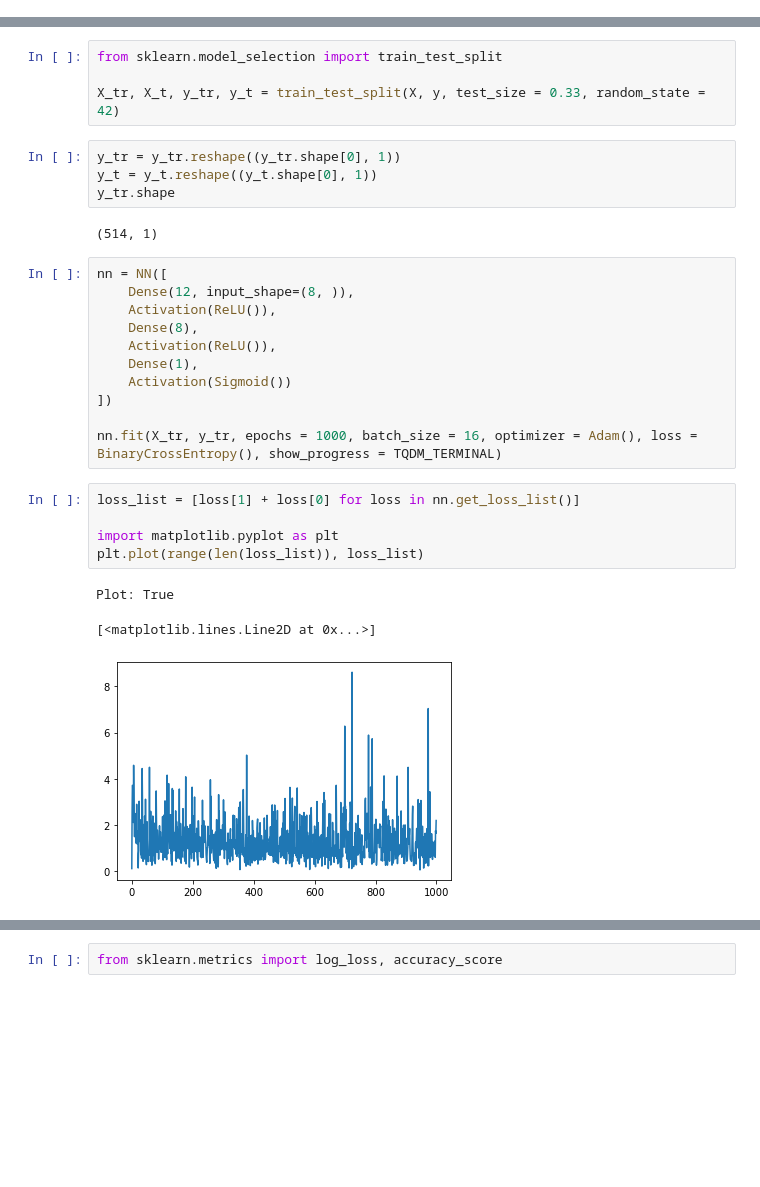
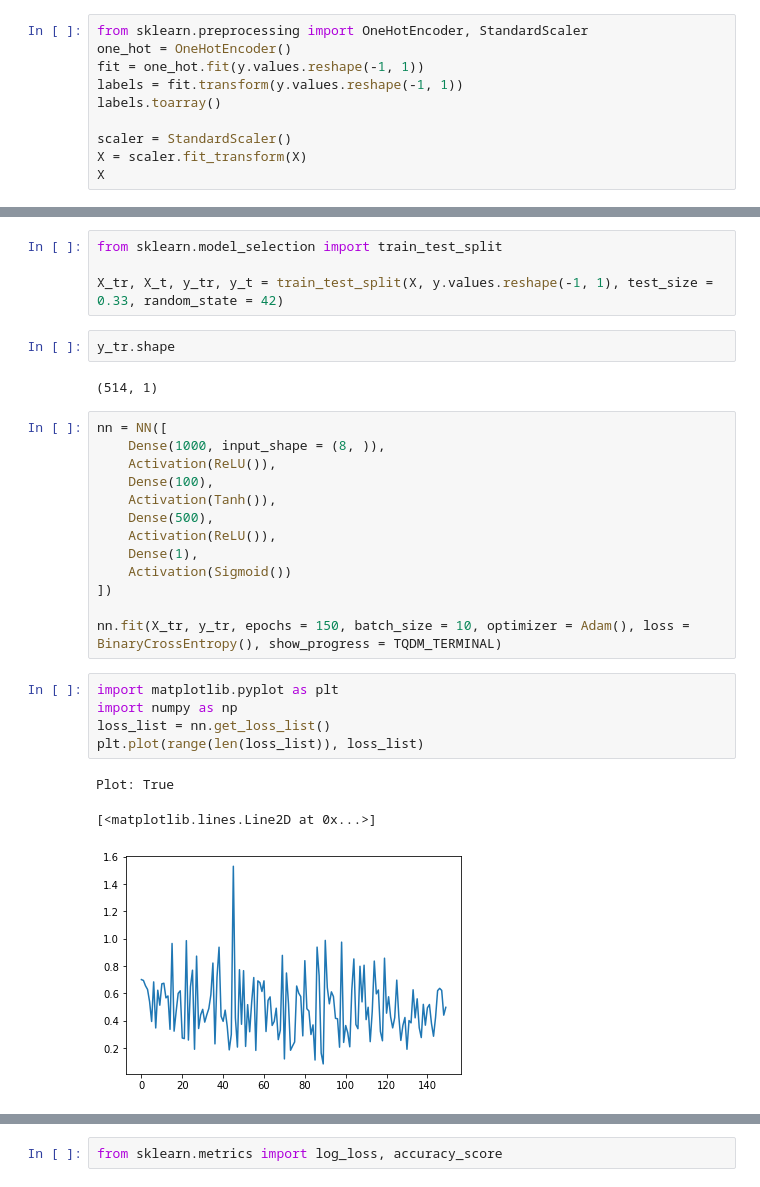
Before and after one commit to clueless-skywatcher/neuroboa, a Jupyter notebook: Pima Indians.ipynb, the cells around one changed output, grey strips where cells are left out. Cells and saved outputs as stored; diff of their text form; blank space fills up the shorter version.

```diff
--- a/Pima Indians.ipynb
+++ b/Pima Indians.ipynb
@@ -13 +24,11 @@ from neuroboa.losses import BinaryCrossEntropy
 from neuroboa.constants import TQDM_NOTEBOOK, TQDM_TERMINAL
+# %%
+from sklearn.preprocessing import OneHotEncoder, StandardScaler
+one_hot = OneHotEncoder()
+fit = one_hot.fit(y.values.reshape(-1, 1))
+labels = fit.transform(y.values.reshape(-1, 1))
+labels.toarray()
+
+scaler = StandardScaler()
+X = scaler.fit_transform(X)
+X
@@ -14,33 +49,33 @@ from neuroboa.constants import TQDM_NOTEBOOK, TQDM_TERMINAL
 # %%
 from sklearn.model_selection import train_test_split
 
-X_tr, X_t, y_tr, y_t = train_test_split(X, y, test_size = 0.33, random_state = 42)
+X_tr, X_t, y_tr, y_t = train_test_split(X, y.values.reshape(-1, 1), test_size = 0.33, random_state = 42)
-# %%
-y_tr = y_tr.reshape((y_tr.shape[0], 1))
-y_t = y_t.reshape((y_t.shape[0], 1))
-y_tr.shape
-# %% [output]
-(514, 1)
+# %%
+y_tr.shape
+# %% [output]
+(514, 1)
 # %%
 nn = NN([
-    Dense(12, input_shape=(8, )),
+    Dense(1000, input_shape = (8, )),
     Activation(ReLU()),
-    Dense(8),
+    Dense(100),
+    Activation(Tanh()),
+    Dense(500),
     Activation(ReLU()),
     Dense(1),
     Activation(Sigmoid())
 ])
 
-nn.fit(X_tr, y_tr, epochs = 1000, batch_size = 16, optimizer = Adam(), loss = BinaryCrossEntropy(), show_progress = TQDM_TERMINAL)
+nn.fit(X_tr, y_tr, epochs = 150, batch_size = 10, optimizer = Adam(), loss = BinaryCrossEntropy(), show_progress = TQDM_TERMINAL)
 # %%
-loss_list = [loss[1] + loss[0] for loss in nn.get_loss_list()]
-
 import matplotlib.pyplot as plt
+import numpy as np
+loss_list = nn.get_loss_list()
 plt.plot(range(len(loss_list)), loss_list)
 # %% [output]
 Plot: True
 [<matplotlib.lines.Line2D at 0x...>]
-[figure, old version]
+[figure, new version]
 # %%
 from keras.models import Sequential
 from keras import layers
```
Also changed, not shown: parts of 8 cells of this notebook, 8 other files.
